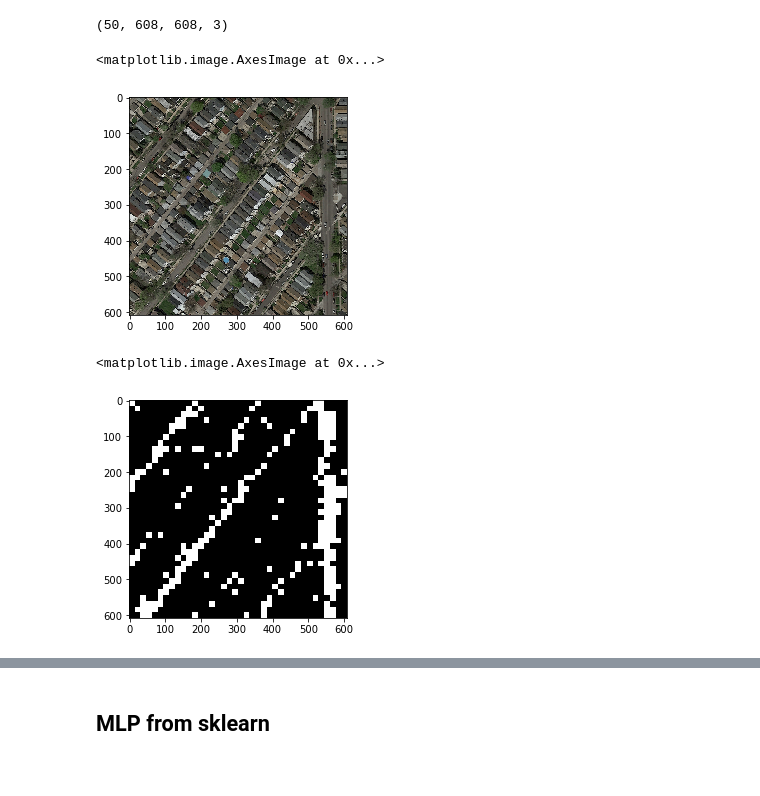
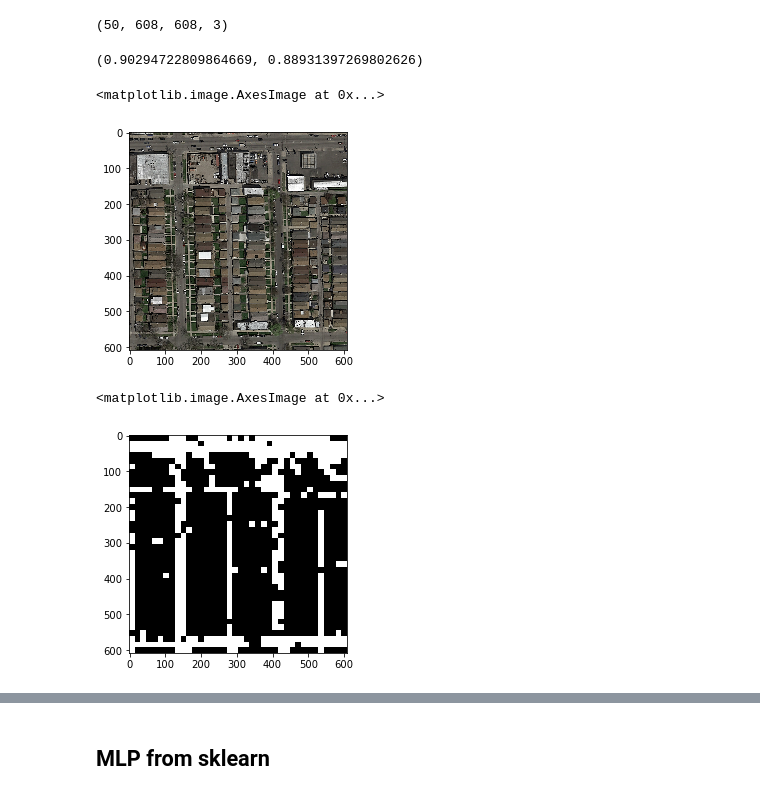
Before and after one commit to ntalabot/EPFML_Project2, a Jupyter notebook: Keras_pg.ipynb, the cells around one changed output, grey strips where cells are left out. Saved outputs shown, nothing was run; the diff lists cells and outputs as text; code cells hidden in the pictures.

```diff
--- a/Keras_pg.ipynb
+++ b/Keras_pg.ipynb
@@ -359,0 +370,11 @@ imgs.shape, labels.shape
+# %%
+data_dir = 'training/'
+train_data_filename = data_dir + 'images/'
+train_labels_filename = data_dir + 'groundtruth/'
+
+# Extract it into numpy arrays.
+train_imgs = extract_images(train_data_filename, 100)
+train_labels = extract_labels(train_labels_filename, 100)
+
+imgs, labels = compute(train_imgs, train_labels, 32, PATCH_SIZE)
+imgs.shape, labels.shape
@@ -399,26 +426,3 @@ def fire(x, squeeze, expand):
-# %%
-inputs = Input(shape=(IMG_PATCH_SIZE, IMG_PATCH_SIZE, NUM_CHANNELS))
-x = Conv2D(32, kernel_size=3, strides=2, input_shape=(IMG_PATCH_SIZE, IMG_PATCH_SIZE, NUM_CHANNELS))(inputs)
-x = LeakyReLU(alpha=a)(x)
-x = MaxPooling2D(pool_size=3, strides=2)(x)
-
-x = fire(x, squeeze=8, expand=16)
-x = fire(x, squeeze=8, expand=16)
-x = MaxPooling2D(pool_size=3, strides=2)(x)
-
-'''x = fire(x, squeeze=32, expand=128)
-x = fire(x, squeeze=32, expand=128)
-x = MaxPooling2D(pool_size=3, strides=2)(x)
-
-x = fire(x, squeeze=48, expand=192)
-x = fire(x, squeeze=48, expand=192)
-x = fire(x, squeeze=64, expand=256)
-x = fire(x, squeeze=64, expand=256)
-x = MaxPooling2D(pool_size=3, strides=2)(x)'''
-x = Flatten()(x)
-x = Dense(1, activation='sigmoid')(x)
-
-model = Model(inputs, x)
 # %% [markdown]
 #### FCN (again, from tutorial network)
 # %%
@@ -610,19 +599,30 @@ model = load_model('FCN_16_enh.h5', custom_objects= {'f1_score': f1_score})
+# %%
+pred1 = model.predict(X_train)
+pred2 = model.predict(X_test)
+labels1 = np.array([1 if i > 0.5 else 0 for i in pred1])
+labels2 = np.array([1 if i > 0.5 else 0 for i in pred2])
+f1_score(1-y_train, labels1),f1_score(1-y_test, labels2)
+# %% [output]
+(0.90294722809864669, 0.88931397269802626)
+# %%
+model = load_model('FCN_W32_noenh.h5')
+X_w, labels_w = compute(img_train, train_labels, window_size, patch_size)
 # %%
 submission_filename = 'silly_submission.csv'
 images = [keras_prediction_win(model, test_data[i]) for i in range(test_data.shape[0])]
 masks_to_submission(submission_filename, images, file_names)
 # %%
-plt.imshow(test_data[49])
+plt.imshow(test_data[0])
 # %% [output]
 <matplotlib.image.AxesImage at 0x...>
-[figure, old version]
+[figure, new version]
 # %%
-tmp_data = numpy.asarray(img_crop(test_data[49], IMG_PATCH_SIZE, IMG_PATCH_SIZE))
+tmp_data = numpy.asarray(img_crop(test_data[0], IMG_PATCH_SIZE, IMG_PATCH_SIZE))
 output_prediction = model.predict(tmp_data)
 img = label_to_img(608, 608, 16, 16, output_prediction)
 img_s = label_to_img_soft(608, 608, 16, 16, output_prediction)
 plt.imshow(img, cmap='Greys_r')
 # %% [output]
 <matplotlib.image.AxesImage at 0x...>
-[figure, old version]
+[figure, new version]
 # %%
```
Also changed, not shown: parts of 55 cells of this notebook, 2 other files.
